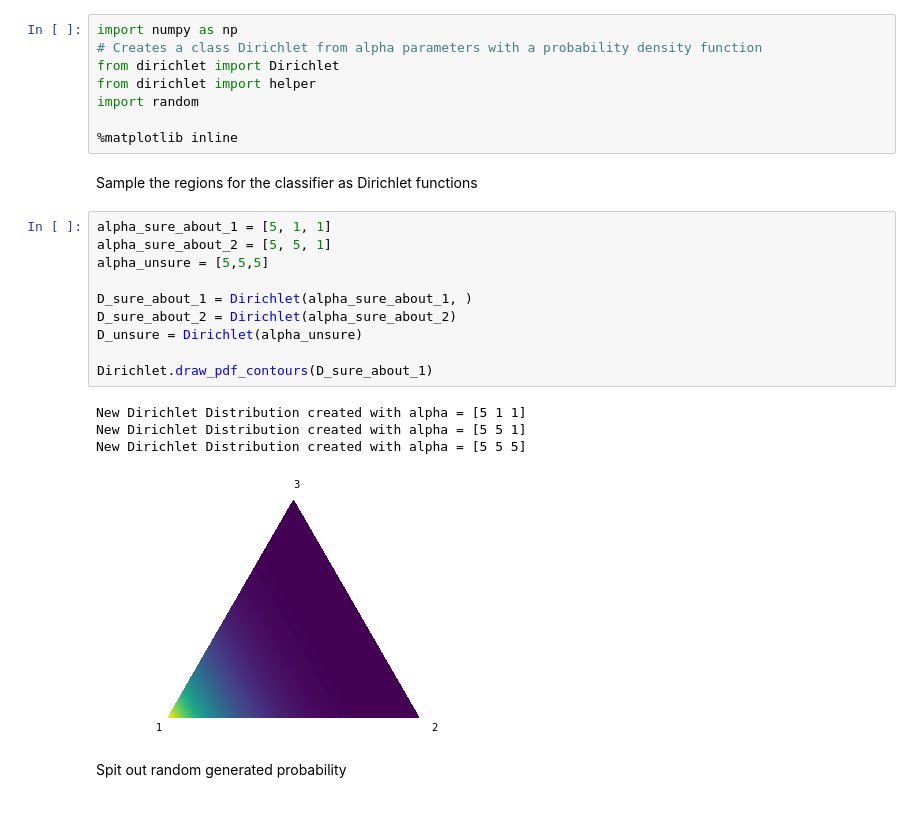
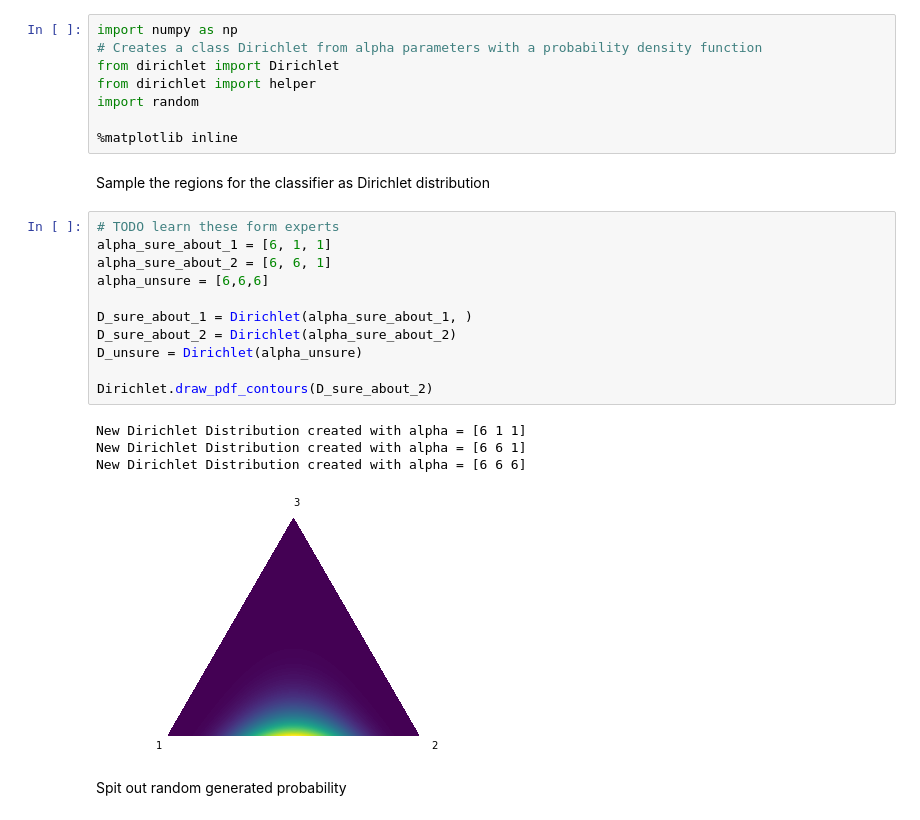
Before and after one commit to Oleffa/Dirichlet, a Jupyter notebook: ProbabilityExplanation.ipynb, the cells around one changed output. Drawn from its saved outputs; the diff is of its cells as text.

```diff
--- a/ProbabilityExplanation.ipynb
+++ b/ProbabilityExplanation.ipynb
@@ -11,22 +11,23 @@ import random
 
 %matplotlib inline
 # %% [markdown]
-Sample the regions for the classifier as Dirichlet functions
+Sample the regions for the classifier as Dirichlet distribution
 # %%
-alpha_sure_about_1 = [5, 1, 1]
-alpha_sure_about_2 = [5, 5, 1]
-alpha_unsure = [5,5,5]
+# TODO learn these form experts
+alpha_sure_about_1 = [6, 1, 1]
+alpha_sure_about_2 = [6, 6, 1]
+alpha_unsure = [6,6,6]
 
 D_sure_about_1 = Dirichlet(alpha_sure_about_1, )
 D_sure_about_2 = Dirichlet(alpha_sure_about_2)
 D_unsure = Dirichlet(alpha_unsure)
 
-Dirichlet.draw_pdf_contours(D_sure_about_1)
+Dirichlet.draw_pdf_contours(D_sure_about_2)
 # %% [output]
-New Dirichlet Distribution created with alpha = [5 1 1]
-New Dirichlet Distribution created with alpha = [5 5 1]
-New Dirichlet Distribution created with alpha = [5 5 5]
+New Dirichlet Distribution created with alpha = [6 1 1]
+New Dirichlet Distribution created with alpha = [6 6 1]
+New Dirichlet Distribution created with alpha = [6 6 6]
-[figure, old version]
+[figure, new version]
 # %% [markdown]
 Spit out random generated probability
 # %%
```
Also changed, not shown: parts of 2 cells of this notebook, 2 other files.
